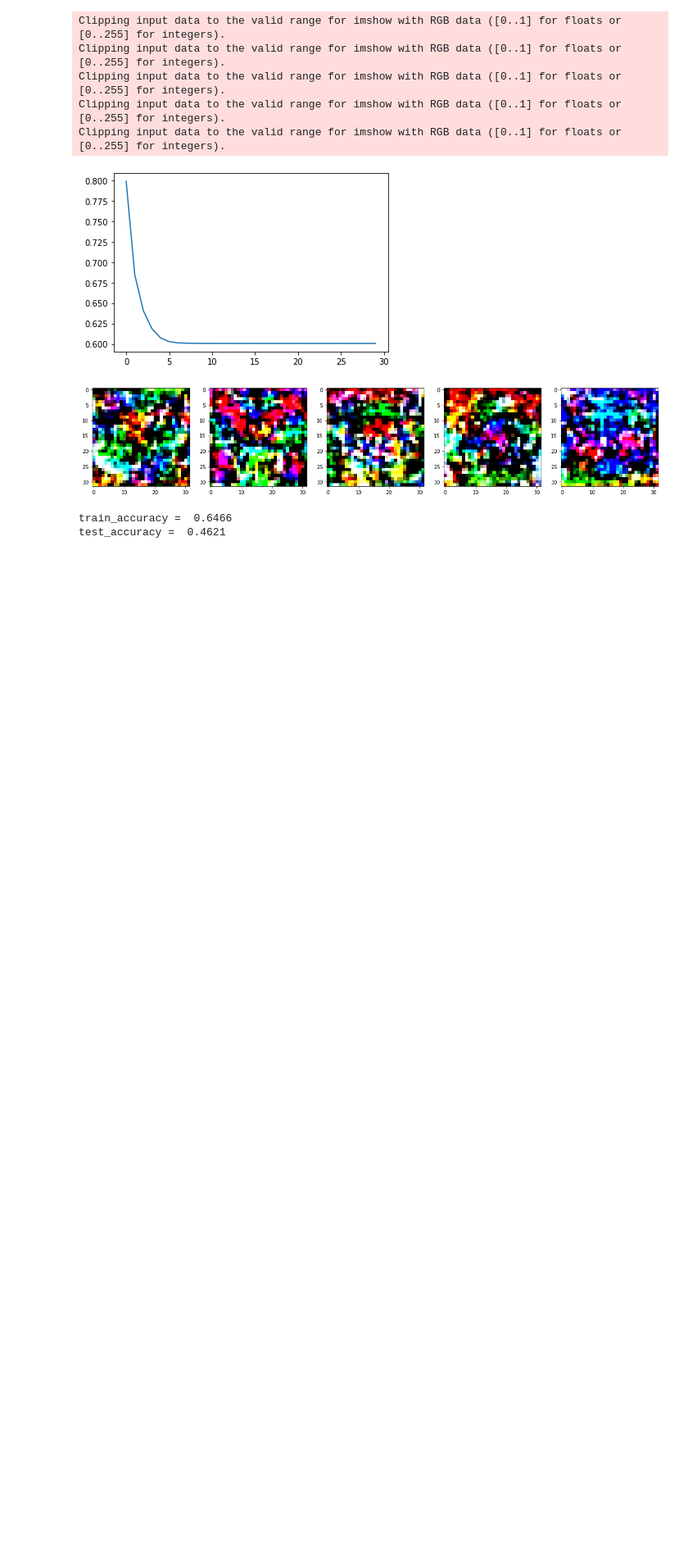
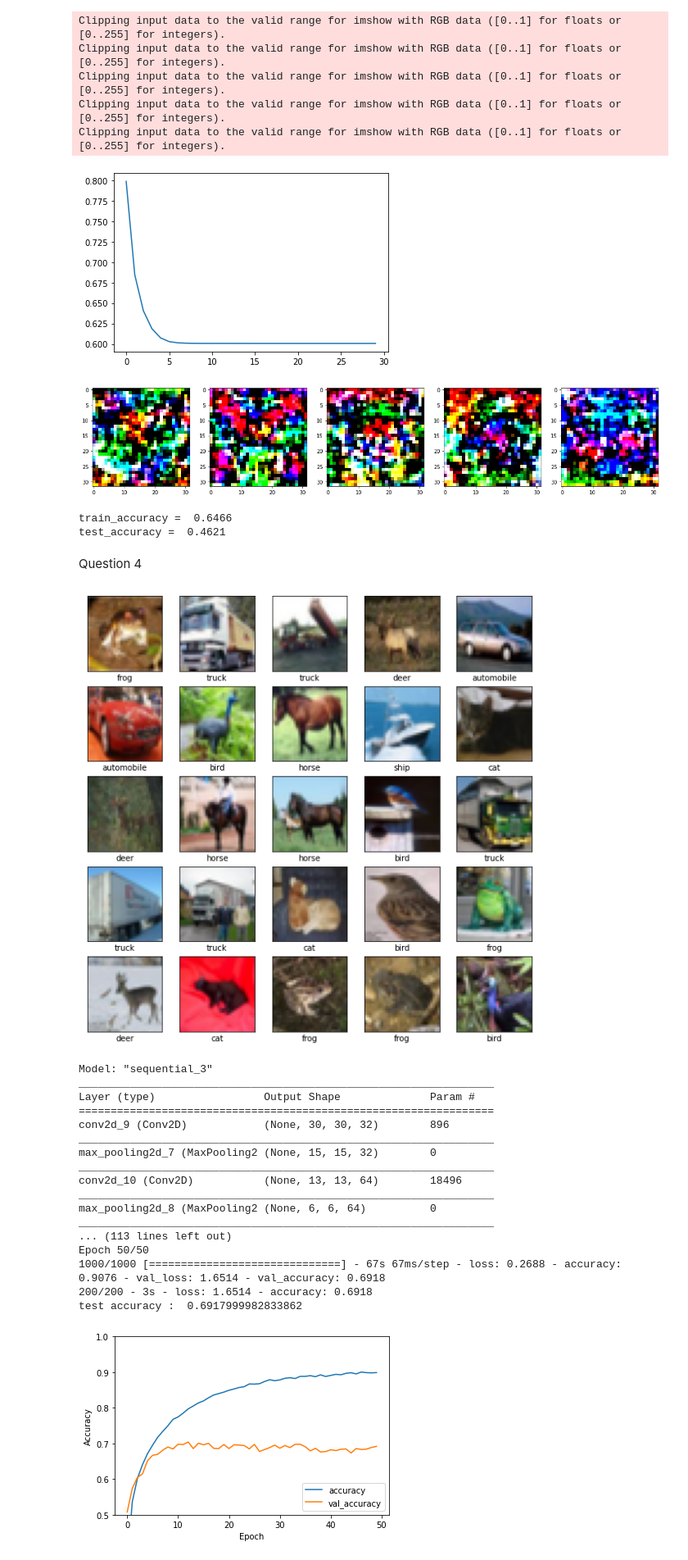
Before and after one commit to Mugunthan98/Assignment, a Jupyter notebook: Assignment4.ipynb, the cells around one changed output. Shown: that part at 82% size. Cells and saved outputs as stored; diff of their text form; code cells hidden in the pictures; blank space fills up the shorter version.

```diff
--- a/Assignment4.ipynb
+++ b/Assignment4.ipynb
@@ -408,3 +408,78 @@ Clipping input data to the valid range for imshow with RGB data ([0..1] for floa
 [figure]
 train_accuracy =  0.6466
 test_accuracy =  0.4621
+# %% [markdown]
+Question 4
+# %%
+%matplotlib inline
+from __future__ import absolute_import, division, print_function, unicode_literals
+import tensorflow as tf
+from tensorflow.keras import datasets, layers, models
+import matplotlib.pyplot as plt
+
+(train_images, train_labels), (test_images, test_labels) = datasets.cifar10.load_data()
+
+# Normalize pixel values to be between 0 and 1
+train_images, test_images = train_images / 255.0, test_images / 255.0
+class_names = ['airplane', 'automobile', 'bird', 'cat', 'deer','dog', 'frog', 'horse', 'ship', 'truck']
+
+plt.figure(figsize=(10,10))
+for i in range(25):
+    plt.subplot(5,5,i+1)
+    plt.xticks([])
+    plt.yticks([])
+    plt.grid(False)
+    plt.imshow(train_images[i], cmap=plt.cm.binary)
+    # The CIFAR labels happen to be arrays,
+    # which is why you need the extra index
+    plt.xlabel(class_names[train_labels[i][0]])
+plt.show()
+
+model = keras.models.Sequential()
+model.add(layers.Conv2D(32, (3, 3), activation='relu', input_shape=(32, 32, 3)))
+model.add(layers.MaxPooling2D((2, 2)))
+model.add(layers.Conv2D(64, (3, 3), activation='relu'))
+model.add(layers.MaxPooling2D((2, 2)))
+model.add(layers.Conv2D(64, (3, 3), activation='relu'))
+model.add(layers.MaxPooling2D((2, 2)))
+model.add(layers.Flatten())
+model.add(layers.Dense(64, activation='relu'))
+model.add(layers.Dense(10))
+
+print(model.summary())
+
+model.compile(optimizer= tf.keras.optimizers.SGD(learning_rate=0.01,momentum = 0.9),
+              loss=tf.keras.losses.SparseCategoricalCrossentropy(from_logits=True),
+              metrics=['accuracy'])
+
+history = model.fit(train_images, train_labels, epochs=50, batch_size = 50,validation_data=(test_images, test_labels))
+
+plt.plot(history.history['accuracy'], label='accuracy')
+plt.plot(history.history['val_accuracy'], label = 'val_accuracy')
+plt.xlabel('Epoch')
+plt.ylabel('Accuracy')
+plt.ylim([0.5, 1])
+plt.legend(loc='lower right')
+
+test_loss, test_acc = model.evaluate(test_images,  test_labels,batch_size = 50, verbose=2)
+print('test accuracy : ',test_acc)
+# %% [output]
+[figure, added]
+Model: "sequential_3"
+_________________________________________________________________
+Layer (type)                 Output Shape              Param #
+=================================================================
+conv2d_9 (Conv2D)            (None, 30, 30, 32)        896
+_________________________________________________________________
+max_pooling2d_7 (MaxPooling2 (None, 15, 15, 32)        0
+_________________________________________________________________
+conv2d_10 (Conv2D)           (None, 13, 13, 64)        18496
+_________________________________________________________________
+max_pooling2d_8 (MaxPooling2 (None, 6, 6, 64)          0
+_________________________________________________________________
+... (113 lines left out)
+Epoch 50/50
+1000/1000 [==============================] - 67s 67ms/step - loss: 0.2688 - accuracy: 0.9076 - val_loss: 1.6514 - val_accuracy: 0.6918
+200/200 - 3s - loss: 1.6514 - accuracy: 0.6918
+test accuracy :  0.6917999982833862
+[figure, added]
```
